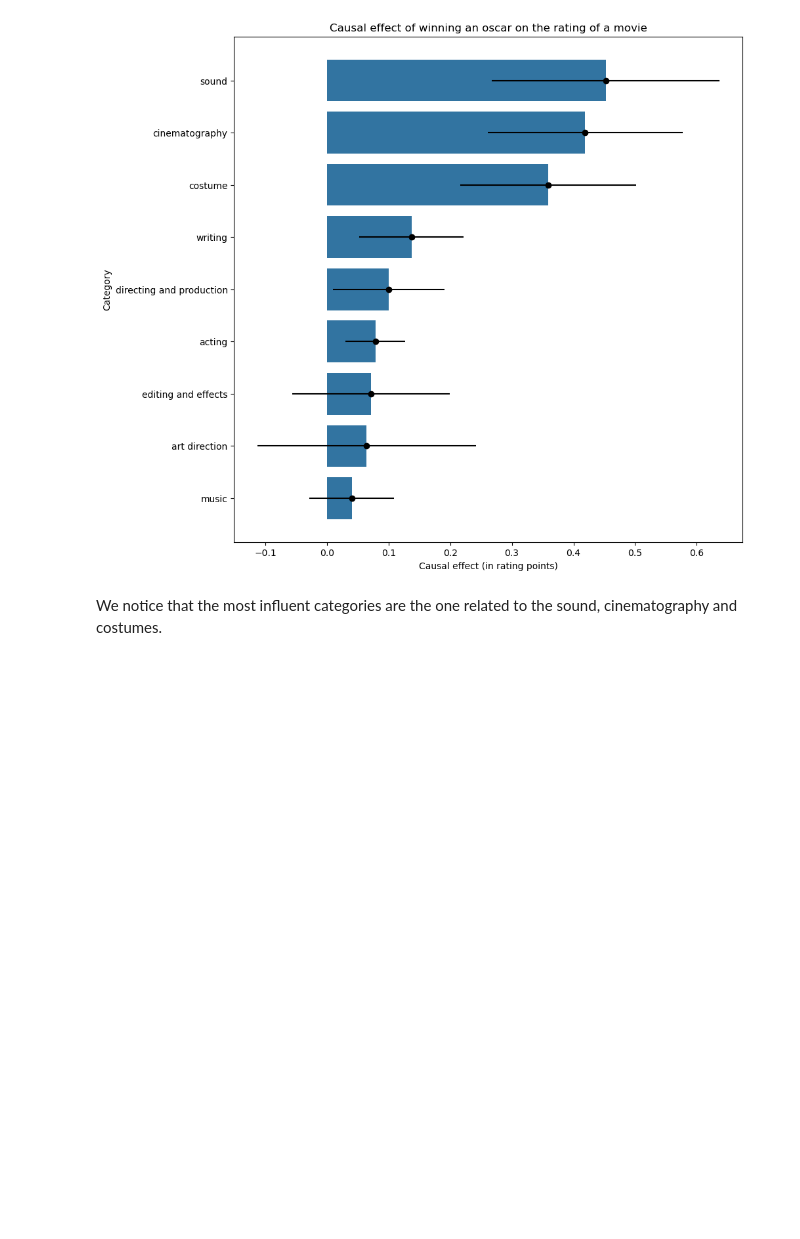
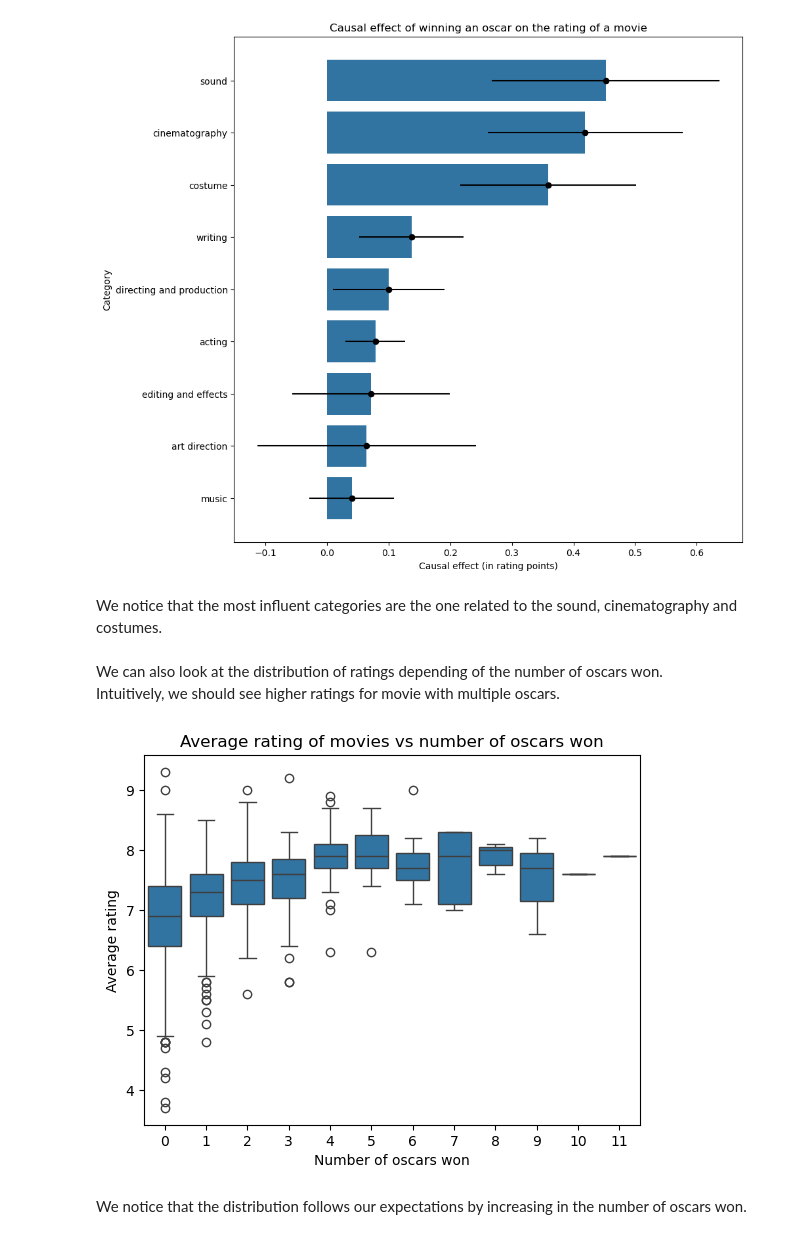
Before and after one commit to epfl-ada/ada-2024-project-badaboum, a Jupyter notebook: question1.ipynb, the cells around one changed output. Drawn from its saved outputs; the diff is of its cells as text; code cells hidden in the pictures; blank space fills up the shorter version.

Commit message:
feat(question1): ad analysis on the ratings vs the number of oscars won

```diff
--- a/question1.ipynb
+++ b/question1.ipynb
@@ -224,3 +224,12 @@ q1.plot_causal_effect_of_new_cat()
 [figure]
 # %% [markdown]
 We notice that the most influent categories are the one related to the sound, cinematography and costumes.
+# %% [markdown]
+We can also look at the distribution of ratings depending of the number of oscars won.
+Intuitively, we should see higher ratings for movie with multiple oscars.
+# %%
+q1.plot_ratings_vs_nb_oscars()
+# %% [output]
+[figure, added]
+# %% [markdown]
+We notice that the distribution follows our expectations by increasing in the number of oscars won.
```
Also changed, not shown: parts of 3 cells of this notebook, 2 other files.
